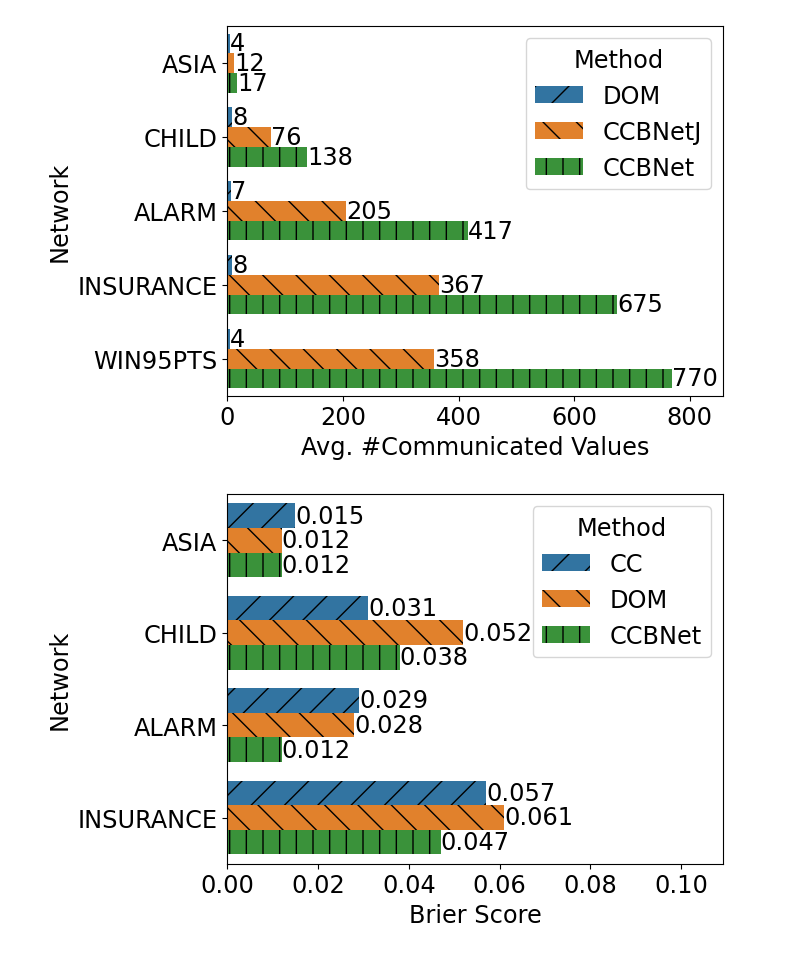
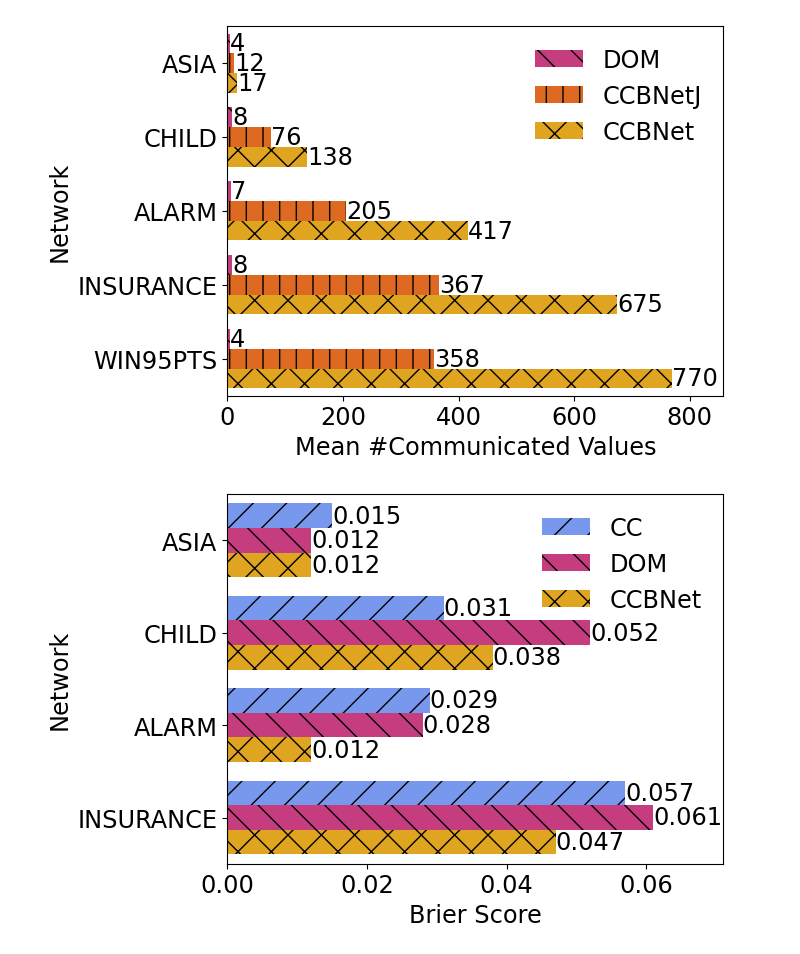
Before and after one commit to AbeleMM/ccbnet, a Jupyter notebook: plots.ipynb, the cells around one changed output. Saved outputs shown, nothing was run; the diff lists cells and outputs as text; code cells hidden in the pictures.

Commit message:
Update plots

```diff
--- a/plots.ipynb
+++ b/plots.ipynb
@@ -8,16 +8,29 @@ from matplotlib.axes import Axes
 from matplotlib.container import BarContainer
 from matplotlib.figure import Figure
 
-HATCHES = ["/", "\\", "|", "-", "+", "x", "o", "O", ".", "*"]
+COLOR_MAP = {
+    "CC": "#648FFF",
+    "DOM": "#DC267F",
+    "CCBNetJ": "#FE6100",
+    "CCBNet": "#FFB000"
+}
+HATCH_MAP ={
+    "CC": "/",
+    "DOM": "\\",
+    "CCBNetJ": "|",
+    "CCBNet": "x"
+}
 COL_RENAMER = {
     "net": "Network", "Name": "Method",
     "Brier": "Brier Score",
-    "RelTotTime": "Avg. Computation Time Overhead",
-    "AvgCommVals": "Avg. #Communicated Values"
+    "RelTotTime": "Mean Computation Time Overhead",
+    "AvgCommVals": "Mean #Communicated Values"
 }
 
 
-def make_save_barplot(df: pd.DataFrame, metric: str, xlim_r_mult: float, log_scale=False, fname: str|None=None) -> Axes:
+def make_save_barplot(
+        df: pd.DataFrame, metric: str, xlim_r_mult: float,
+        log_scale=False, fname: str | None=None) -> Axes:
     match metric:
         case "Brier":
             method_order = ["CC", "DOM", "CCBNet"]
@@ -30,20 +43,22 @@ def make_save_barplot(df: pd.DataFrame, metric: str, xlim_r_mult: float, log_sca
     df_ = df.rename(columns=COL_RENAMER)
     ax = sns.barplot(
         df_, x=COL_RENAMER[metric], y="Network", hue="Method",
-        hue_order=method_order, orient="h")
+        hue_order=method_order, orient="h",
+        palette={m: COLOR_MAP[m] for m in method_order})
 
-    for container, hatch in zip(cast(list[BarContainer], ax.containers), HATCHES):
+    for container, method in zip(cast(list[BarContainer], ax.containers), method_order):
         ax.bar_label(container, label_type="edge", fontsize="xx-large")
         _x_lim_l, xlim_r = ax.get_xlim()
         ax.set_xlim(right=xlim_r_mult * xlim_r)
 
         for bar in container:
-            bar.set_hatch(hatch)
+            bar.set_hatch(HATCH_MAP[method])
 
-    ax.legend(title="Method", fontsize="xx-large", title_fontsize="xx-large")
+    ax.legend(title="", fontsize="xx-large", title_fontsize="xx-large", frameon=False)
     ax.set_xlabel(xlabel=ax.get_xlabel(), fontsize="xx-large")
     ax.set_ylabel(ylabel=ax.get_ylabel(), fontsize="xx-large")
     ax.tick_params(axis="both", labelsize="xx-large")
+
     if log_scale:
         ax.set_xscale("log")
 
@@ -69,13 +84,13 @@ fig_time_related = make_save_barplot(related_df, "RelTotTime", 1.245, fname="pdf
 # %%
-fig_comm_related = make_save_barplot(related_df, "AvgCommVals", 1.020, fname="pdfs/comm_related_4p_30o_new")
+fig_comm_related = make_save_barplot(related_df, "AvgCommVals", 1.020, fname="pdfs/comm_related_4p_30o")
 # %% [output]
-[figure, old version]
+[figure, new version]
 # %%
 random_df = pd.read_csv("results/random.csv", index_col=0)
 random_df["net"] = random_df["net"].str.upper()
 random_df = random_df[(random_df["nr_clients"] == 4) & (random_df["Overlap"] == 0.3)]
 # %%
-fig_brier_random = make_save_barplot(random_df, "Brier", 1.195, fname="pdfs/brier_random_4p_30o_new")
+fig_brier_random = make_save_barplot(random_df, "Brier", 1.035, fname="pdfs/brier_random_4p_30o")
 # %% [output]
-[figure, old version]
+[figure, new version]
 # %%
```
Also changed, not shown: parts of 4 cells of this notebook, 12 other files.
